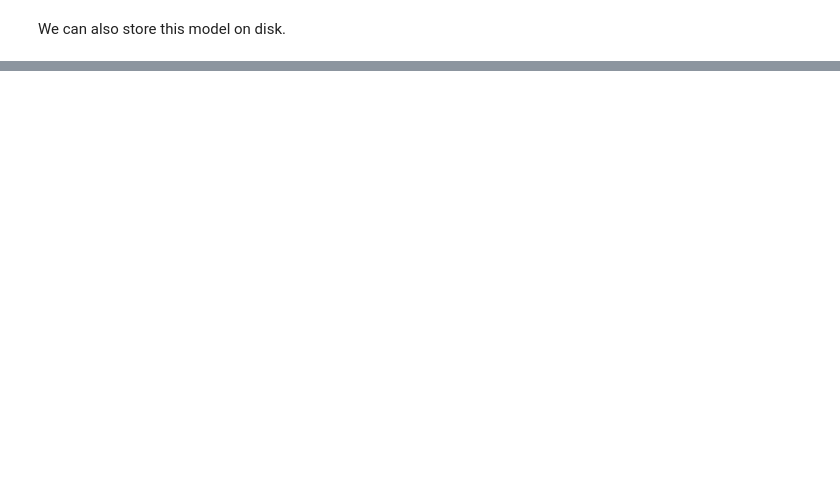
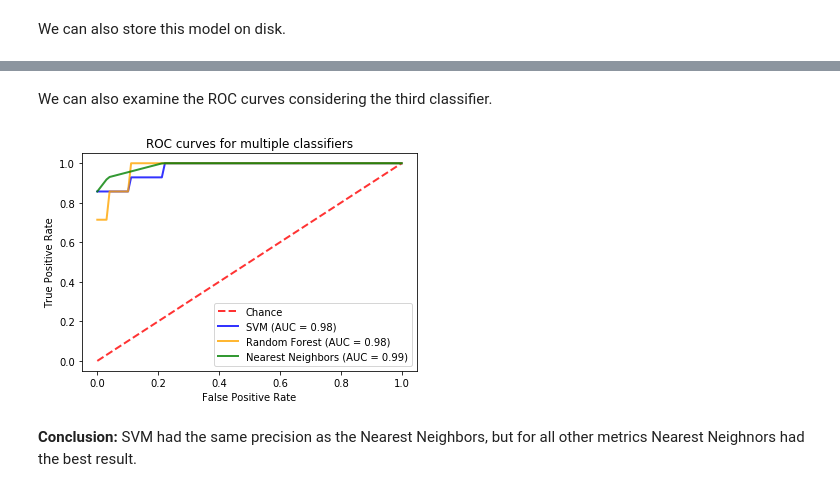
Before and after one commit to egbertoleal/datamining, a Jupyter notebook: Week5/etivity4.ipynb, the cells around one changed output, grey strips where cells are left out. Saved outputs shown, nothing was run; the diff lists cells and outputs as text; code cells hidden in the pictures; blank space fills up the shorter version.

```diff
--- a/Week5/etivity4.ipynb
+++ b/Week5/etivity4.ipynb
@@ -315,0 +362,16 @@ pickle.dump(final_model, open(filename, 'wb'))
+# %% [markdown]
+We can also examine the ROC curves considering the third classifier.
+# %%
+plt.plot([0, 1], [0, 1], linestyle='--', lw=2, color='r', label='Chance', alpha=0.8)
+plt.plot(mean_fpr, SVM_tpr[0,:], lw=2, color='blue', label='SVM (AUC = %0.2f)' % (SVM_auc), alpha=0.8)
+plt.plot(mean_fpr, RF_tpr[0,:], lw=2, color='orange', label='Random Forest (AUC = %0.2f)' % (RF_auc), alpha=0.8)
+plt.plot(mean_fpr, KN_tpr[0,:], lw=2, color='green', label='Nearest Neighbors (AUC = %0.2f)' % (KN_auc), alpha=0.8)
+plt.xlabel('False Positive Rate')
+plt.ylabel('True Positive Rate')
+plt.title('ROC curves for multiple classifiers')
+plt.legend(loc="lower right")
+plt.show()
+# %% [output]
+[figure, added]
+# %% [markdown]
+**Conclusion:** SVM had the same precision as the Nearest Neighbors, but for all other metrics Nearest Neighnors had the best result.
```
Also changed, not shown: parts of 17 cells of this notebook.
